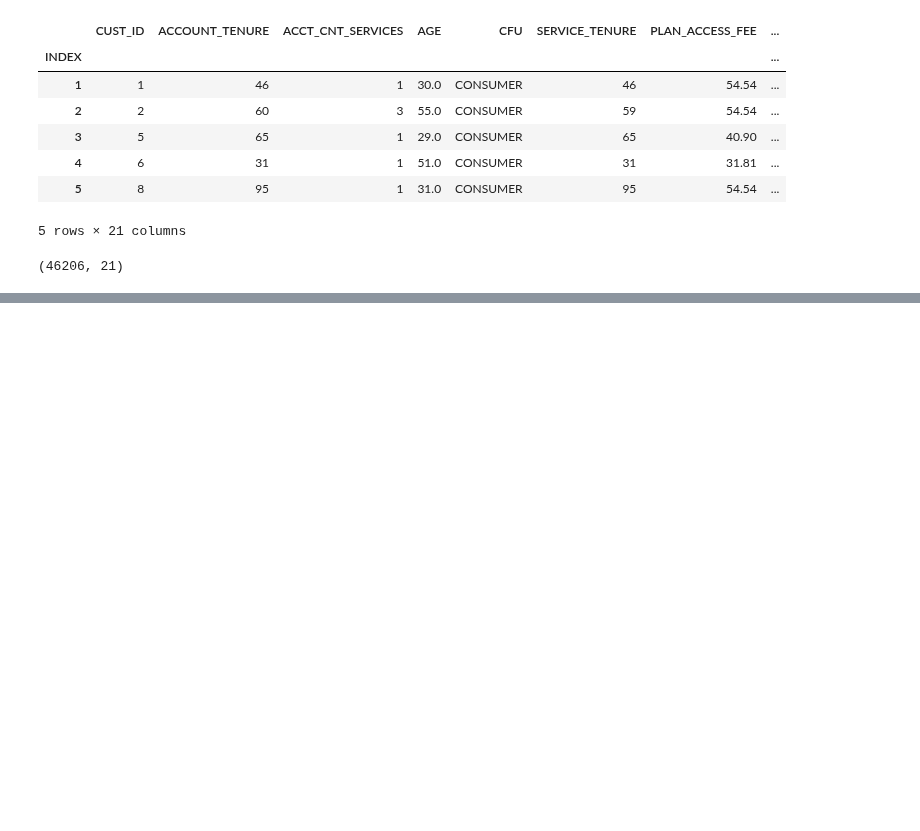
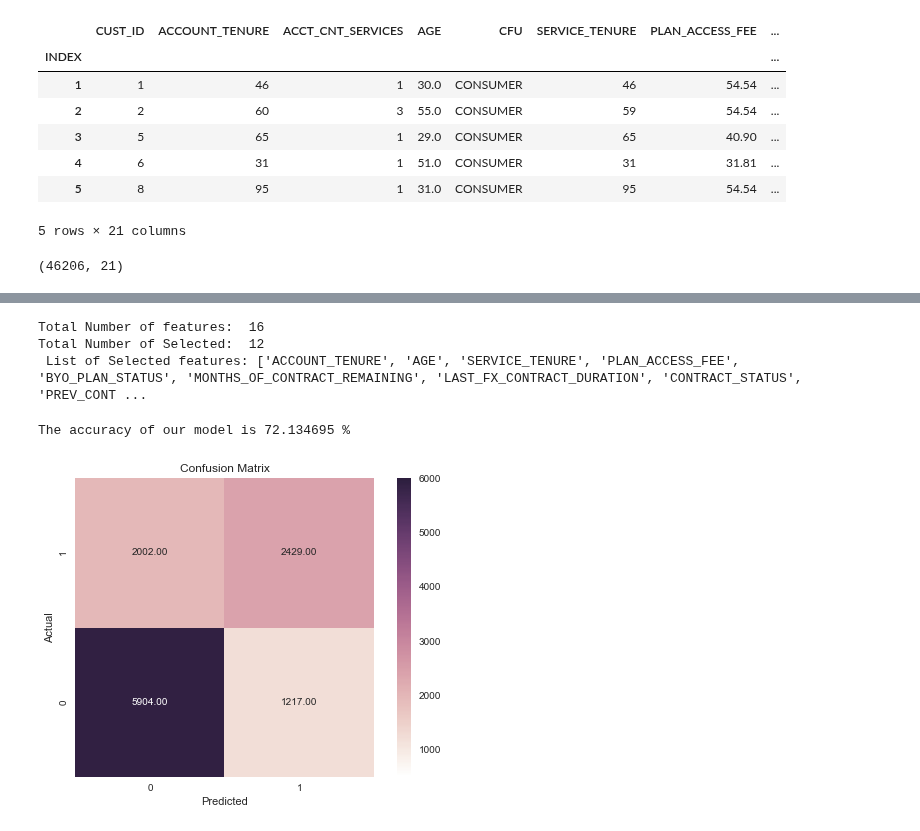
Before and after one commit to MQCOMP2200-S2-2021/data-science-portfolio-avagardiner, a Jupyter notebook: Portfolio 3.ipynb, the cells around one changed output, grey strips where cells are left out. Saved outputs shown, nothing was run; the diff lists cells and outputs as text; code cells hidden in the pictures; blank space fills up the shorter version.

```diff
--- a/Portfolio 3.ipynb
+++ b/Portfolio 3.ipynb
@@ -215,0 +185,58 @@ From the above plots it can be seen:
+# %%
+# Build a logreg and compute the feature importances
+model = LogisticRegression()
+# Create the RFE model and select top 14 attributes
+rfe = RFE(model, n_features_to_select=12)
+rfe = rfe.fit(X_train, y_train)
+# Summarize the selection of the attributes
+print ('Total Number of features: ',len(X.columns))
+print ('Total Number of Selected: ',len((X.columns[rfe.support_])))
+print(' List of Selected features: %s' % list(X.columns[rfe.support_]))
+# %% [output]
+Total Number of features:  16
+Total Number of Selected:  12
+ List of Selected features: ['ACCOUNT_TENURE', 'AGE', 'SERVICE_TENURE', 'PLAN_ACCESS_FEE', 'BYO_PLAN_STATUS', 'MONTHS_OF_CONTRACT_REMAINING', 'LAST_FX_CONTRACT_DURATION', 'CONTRACT_STATUS', 'PREV_CONT ...
+# %%
+y_pred = rfe.predict(X_test,)
+
+acc= accuracy_score(y_test, y_pred)
+print ('The accuracy of our model is {:3f} %'.format(acc * 100),)
+# %% [output]
+The accuracy of our model is 72.134695 %
+# %%
+# Plot our confusion matrix
+import matplotlib.pyplot as plt
+import math
+from mpl_toolkits.axes_grid1 import make_axes_locatable
+from sklearn.metrics import confusion_matrix
+import matplotlib as mpl
+
+mpl.style.use('seaborn')
+
+conf_array = confusion_matrix(y_test, y_pred)
+
+sum = conf_array.sum()
+
+conf_arr = conf_array * 100.0 / ( 1.0 * sum )
+
+df_cm = pd.DataFrame(conf_array, columns=np.unique(y_test), index = np.unique(y_pred))
+df_cm.index.name = 'Actual'
+df_cm.columns.name = 'Predicted'
+fig = plt.figure()
+
+plt.clf()
+
+ax = fig.add_subplot(111)
+ax.set_aspect(1)
+
+cmap = sns.cubehelix_palette(light=1, as_cmap=True)
+
+res = sns.heatmap(df_cm, annot=True, vmin=500.0, vmax=6000.0, fmt='.2f', cmap=cmap)
+
+res.invert_yaxis()
+df_cm.index.name = 'Actual'
+df_cm.columns.name = 'Predicted'
+
+plt.title('Confusion Matrix');
+# %% [output]
+[figure, added]
```
Also changed, not shown: parts of 36 cells of this notebook, 2 other files.
